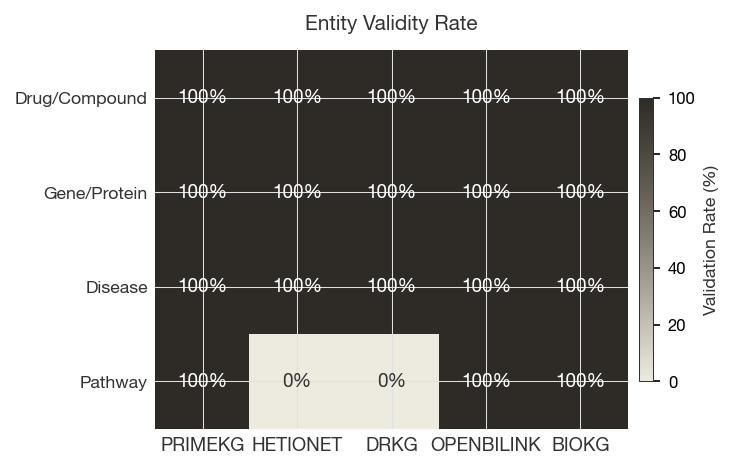
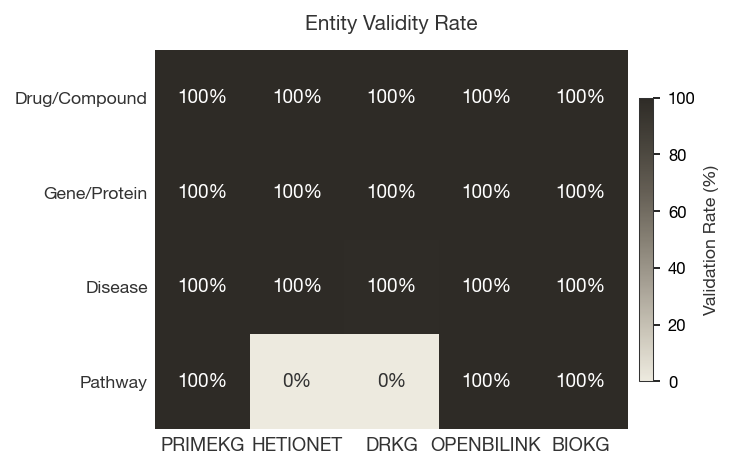
The change to this notebook cell's code, shown as a diff; its figure went from the first image to the second:
--- before
+++ after
@@ -21,11 +21,14 @@
 cmap  = HEATMAP_CMAP
 
-im = ax.imshow(np.where(valid, data, np.nan), cmap=cmap, vmin=0, vmax=100, aspect='auto')
+im = ax.pcolormesh(np.where(valid, data, np.nan), cmap=cmap, vmin=0, vmax=100,
+                   edgecolors='none', linewidth=0, antialiased=False)
 
-ax.set_xticks(range(len(pivot.columns)))
+ax.set_xticks([x + 0.5 for x in range(len(pivot.columns))])
 ax.set_xticklabels([k.upper() for k in pivot.columns], fontsize=9, color=TEXT_COLOR)
-ax.set_yticks(range(len(pivot.index)))
+ax.set_yticks([y + 0.5 for y in range(len(pivot.index))])
 ax.set_yticklabels(pivot.index, fontsize=8.5, color=TEXT_COLOR)
-ax.tick_params(length=0)
+ax.tick_params(length=0, which='both')
+ax.grid(False, which='both')
+ax.invert_yaxis()
 for spine in ax.spines.values():
     spine.set_visible(False)
@@ -35,6 +38,7 @@
         val = pivot.iloc[i, j]
         if pd.notna(val):
-            ax.text(j, i, f'{val:.0f}%', ha='center', va='center', fontsize=9,
-                    fontweight='bold', color='white' if val >= 55 else TEXT_COLOR)
+            ax.text(j + 0.5, i + 0.5, f'{val:.0f}%', ha='center', va='center',
+                    fontsize=9, fontweight='bold',
+                    color='white' if val >= 55 else TEXT_COLOR)
 
 cbar = plt.colorbar(im, ax=ax, shrink=0.75, pad=0.02)

Commit: Update eval notebooks, config, README; clean up unused src files